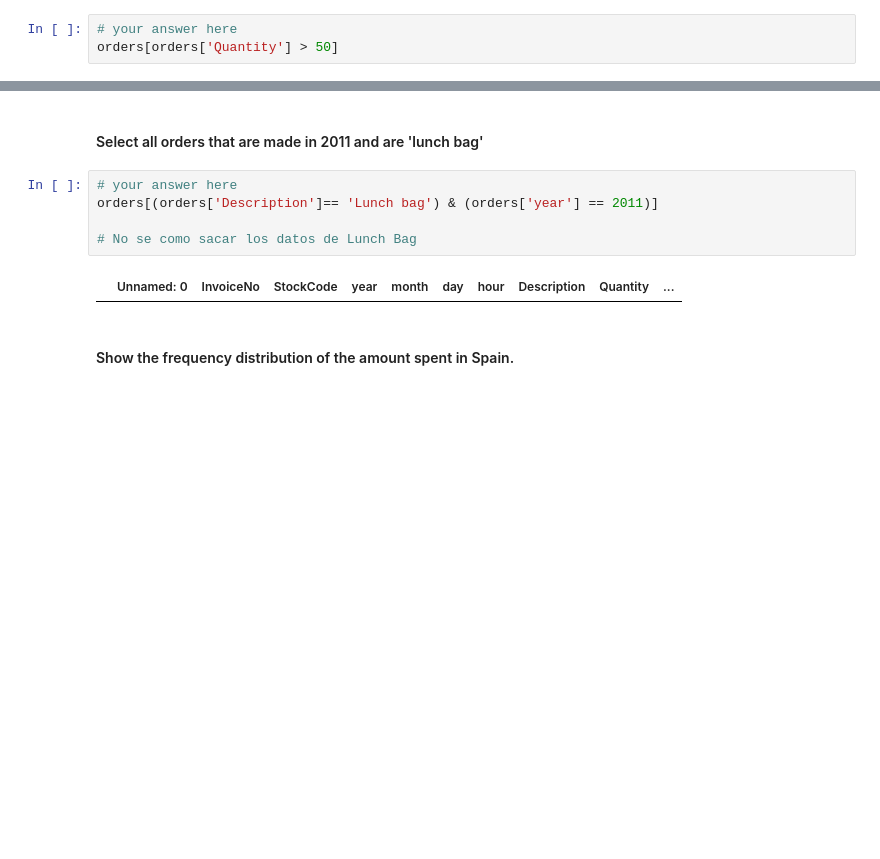
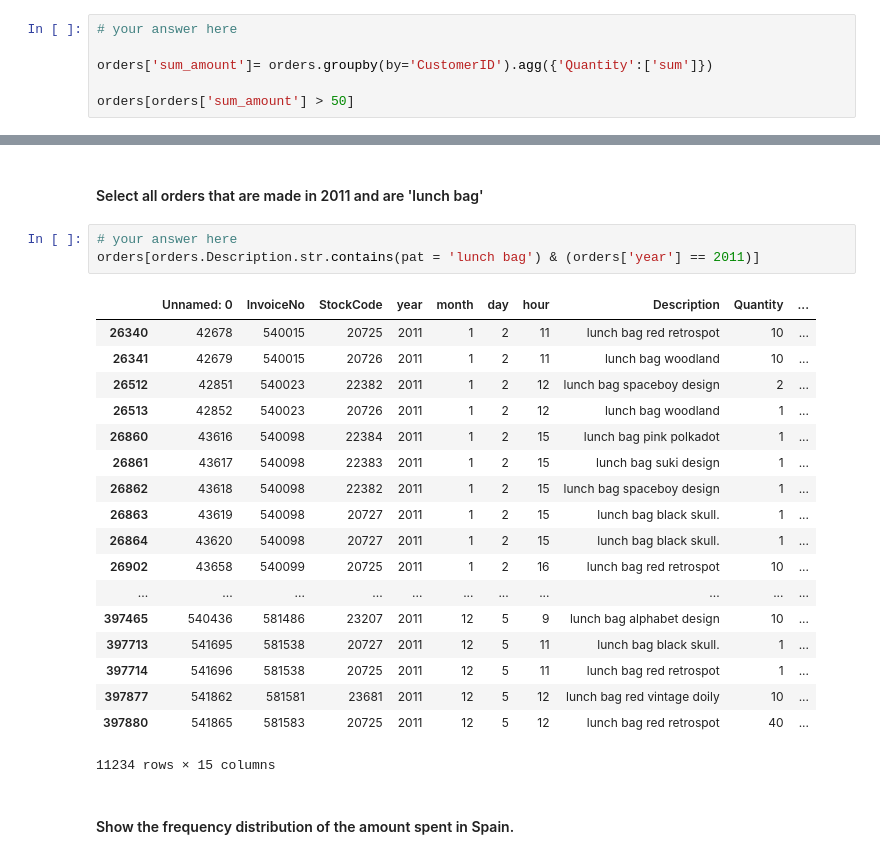
Before and after one commit to marinapm90/data-labs, a Jupyter notebook: module-2/lab-subsetting-and-descriptive-stats/your-code/main.ipynb, the cells around one changed output, grey strips where cells are left out. Cells and saved outputs as stored; diff of their text form; blank space fills up the shorter version.

```diff
--- a/module-2/lab-subsetting-and-descriptive-stats/your-code/main.ipynb
+++ b/module-2/lab-subsetting-and-descriptive-stats/your-code/main.ipynb
@@ -454,6 +462,9 @@ Name: Country, dtype: int64
 #### Select all the customers who have bought more than 50 items ?
 # %%
 # your answer here
-orders[orders['Quantity'] > 50]
+
+orders['sum_amount']= orders.groupby(by='CustomerID').agg({'Quantity':['sum']})
+
+orders[orders['sum_amount'] > 50]
 # %% [output]
 |  | Unnamed: 0 | InvoiceNo | StockCode | year | month | day | hour | Description | Quantity | ... |
@@ -535,11 +561,26 @@ orders[orders['Description']== 'Lunch bag']
 #### Select all orders that are made in 2011 and are 'lunch bag'
 # %%
 # your answer here
-orders[(orders['Description']== 'Lunch bag') & (orders['year'] == 2011)]
-
-# No se como sacar los datos de Lunch Bag
+orders[orders.Description.str.contains(pat = 'lunch bag') & (orders['year'] == 2011)]
 # %% [output]
 |  | Unnamed: 0 | InvoiceNo | StockCode | year | month | day | hour | Description | Quantity | ... |
+| 26340 | 42678 | 540015 | 20725 | 2011 | 1 | 2 | 11 | lunch bag red retrospot | 10 | ... |
+| 26341 | 42679 | 540015 | 20726 | 2011 | 1 | 2 | 11 | lunch bag woodland | 10 | ... |
+| 26512 | 42851 | 540023 | 22382 | 2011 | 1 | 2 | 12 | lunch bag spaceboy design | 2 | ... |
+| 26513 | 42852 | 540023 | 20726 | 2011 | 1 | 2 | 12 | lunch bag woodland | 1 | ... |
+| 26860 | 43616 | 540098 | 22384 | 2011 | 1 | 2 | 15 | lunch bag pink polkadot | 1 | ... |
+| 26861 | 43617 | 540098 | 22383 | 2011 | 1 | 2 | 15 | lunch bag suki design | 1 | ... |
+| 26862 | 43618 | 540098 | 22382 | 2011 | 1 | 2 | 15 | lunch bag spaceboy design | 1 | ... |
+| 26863 | 43619 | 540098 | 20727 | 2011 | 1 | 2 | 15 | lunch bag black skull. | 1 | ... |
+| 26864 | 43620 | 540098 | 20727 | 2011 | 1 | 2 | 15 | lunch bag black skull. | 1 | ... |
+| 26902 | 43658 | 540099 | 20725 | 2011 | 1 | 2 | 16 | lunch bag red retrospot | 10 | ... |
+| ... | ... | ... | ... | ... | ... | ... | ... | ... | ... | ... |
+| 397465 | 540436 | 581486 | 23207 | 2011 | 12 | 5 | 9 | lunch bag alphabet design | 10 | ... |
+| 397713 | 541695 | 581538 | 20727 | 2011 | 12 | 5 | 11 | lunch bag black skull. | 1 | ... |
+| 397714 | 541696 | 581538 | 20725 | 2011 | 12 | 5 | 11 | lunch bag red retrospot | 1 | ... |
+| 397877 | 541862 | 581581 | 23681 | 2011 | 12 | 5 | 12 | lunch bag red vintage doily | 10 | ... |
+| 397880 | 541865 | 581583 | 20725 | 2011 | 12 | 5 | 12 | lunch bag red retrospot | 40 | ... |
+11234 rows × 15 columns
 # %% [markdown]
 #### Show the frequency distribution of the amount spent in Spain.
 # %%
```
Also changed, not shown: parts of 5 cells of this notebook.
